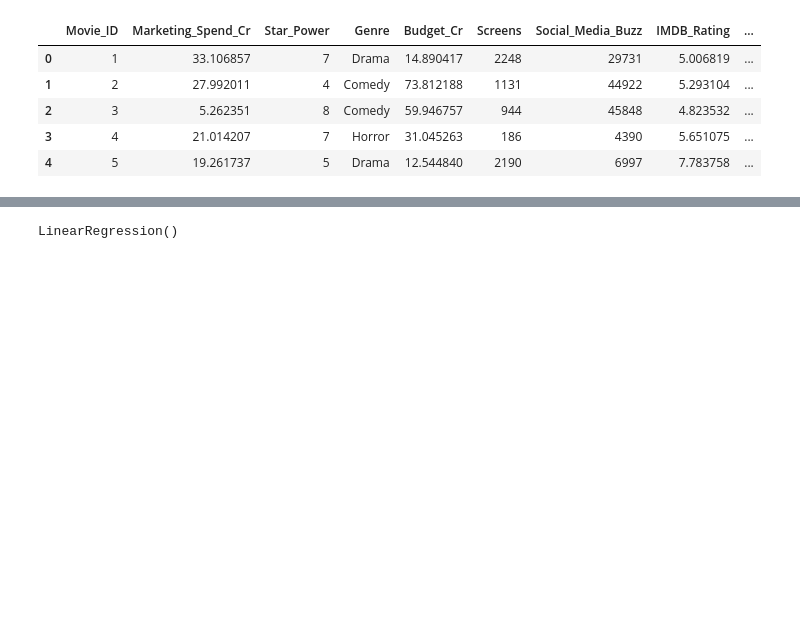
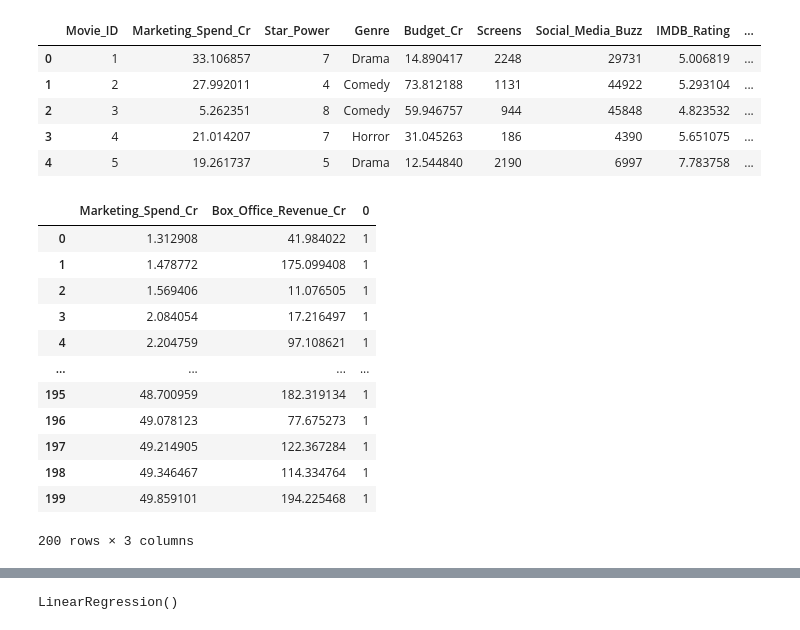
Before and after one commit to Gokul-bit165/movie-box-office-revenue-predict, a Jupyter notebook: boxoffice_rev.ipynb, the cells around one changed output, grey strips where cells are left out. Saved outputs shown, nothing was run; the diff lists cells and outputs as text; code cells hidden in the pictures; blank space fills up the shorter version.

```diff
--- a/boxoffice_rev.ipynb
+++ b/boxoffice_rev.ipynb
@@ -19,3 +19,20 @@ data.head()
 | 2 | 3 | 5.262351 | 8 | Comedy | 59.946757 | 944 | 45848 | 4.823532 | ... |
 | 3 | 4 | 21.014207 | 7 | Horror | 31.045263 | 186 | 4390 | 5.651075 | ... |
 | 4 | 5 | 19.261737 | 5 | Drama | 12.544840 | 2190 | 6997 | 7.783758 | ... |
+# %%
+
+data.groupby(['Marketing_Spend_Cr', 'Box_Office_Revenue_Cr']).size().reset_index()
+# %% [output]
+|  | Marketing_Spend_Cr | Box_Office_Revenue_Cr | 0 |
+| 0 | 1.312908 | 41.984022 | 1 |
+| 1 | 1.478772 | 175.099408 | 1 |
+| 2 | 1.569406 | 11.076505 | 1 |
+| 3 | 2.084054 | 17.216497 | 1 |
+| 4 | 2.204759 | 97.108621 | 1 |
+| ... | ... | ... | ... |
+| 195 | 48.700959 | 182.319134 | 1 |
+| 196 | 49.078123 | 77.675273 | 1 |
+| 197 | 49.214905 | 122.367284 | 1 |
+| 198 | 49.346467 | 114.334764 | 1 |
+| 199 | 49.859101 | 194.225468 | 1 |
+200 rows × 3 columns
```
Also changed, not shown: parts of 1 cell of this notebook.
